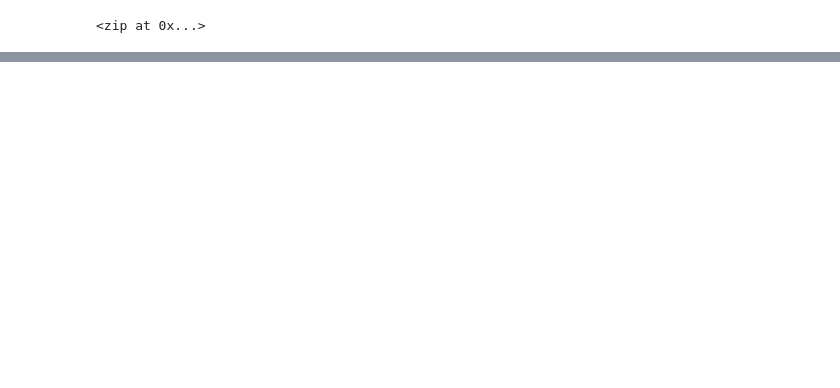
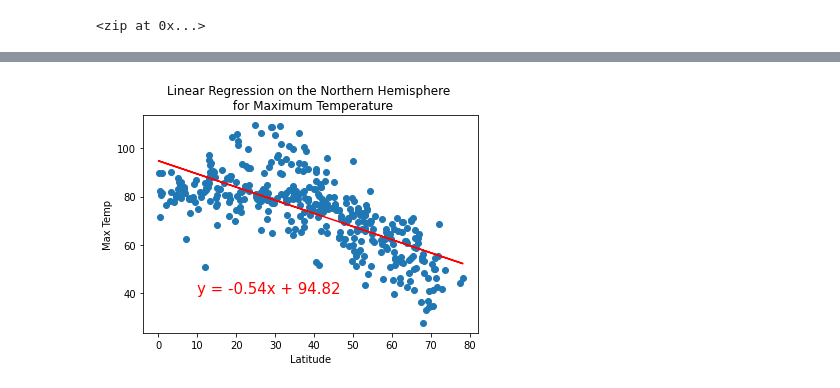
Before and after one commit to ckbauman/World_Weather_Analysis, a Jupyter notebook: WeatherPy.ipynb, the cells around one changed output, grey strips where cells are left out. Cells and saved outputs as stored; diff of their text form; code cells hidden in the pictures; blank space fills up the shorter version.

Commit message:
adding linear reg plots

```diff
--- a/WeatherPy.ipynb
+++ b/WeatherPy.ipynb
@@ -341,0 +433,4 @@ plt.show()
+# %%
+# Create Northern and Southern Hemisphere DataFrames.
+northern_hemi_df = city_data_df.loc[(city_data_df["Lat"] >= 0)]
+southern_hemi_df = city_data_df.loc[(city_data_df["Lat"] < 0)]
@@ -341,0 +445,14 @@ plt.show()
+# %%
+# Perform linear regressionon the Max Temp for Northern Hemi
+
+# Linear regression on the Northern Hemisphere
+x_values = northern_hemi_df["Lat"]
+y_values = northern_hemi_df["Max Temp"]
+
+# Call the function. created above (x value, y value, title, y label, text coordinates)
+# text coordinates is where placing equation - change range if not showing
+plot_linear_regression(x_values, y_values,
+                       'Linear Regression on the Northern Hemisphere \n for Maximum Temperature',
+                       'Max Temp',(10,40))
+# %% [output]
+[figure, added]
```
Also changed, not shown: parts of 32 cells of this notebook, 6 other files.
